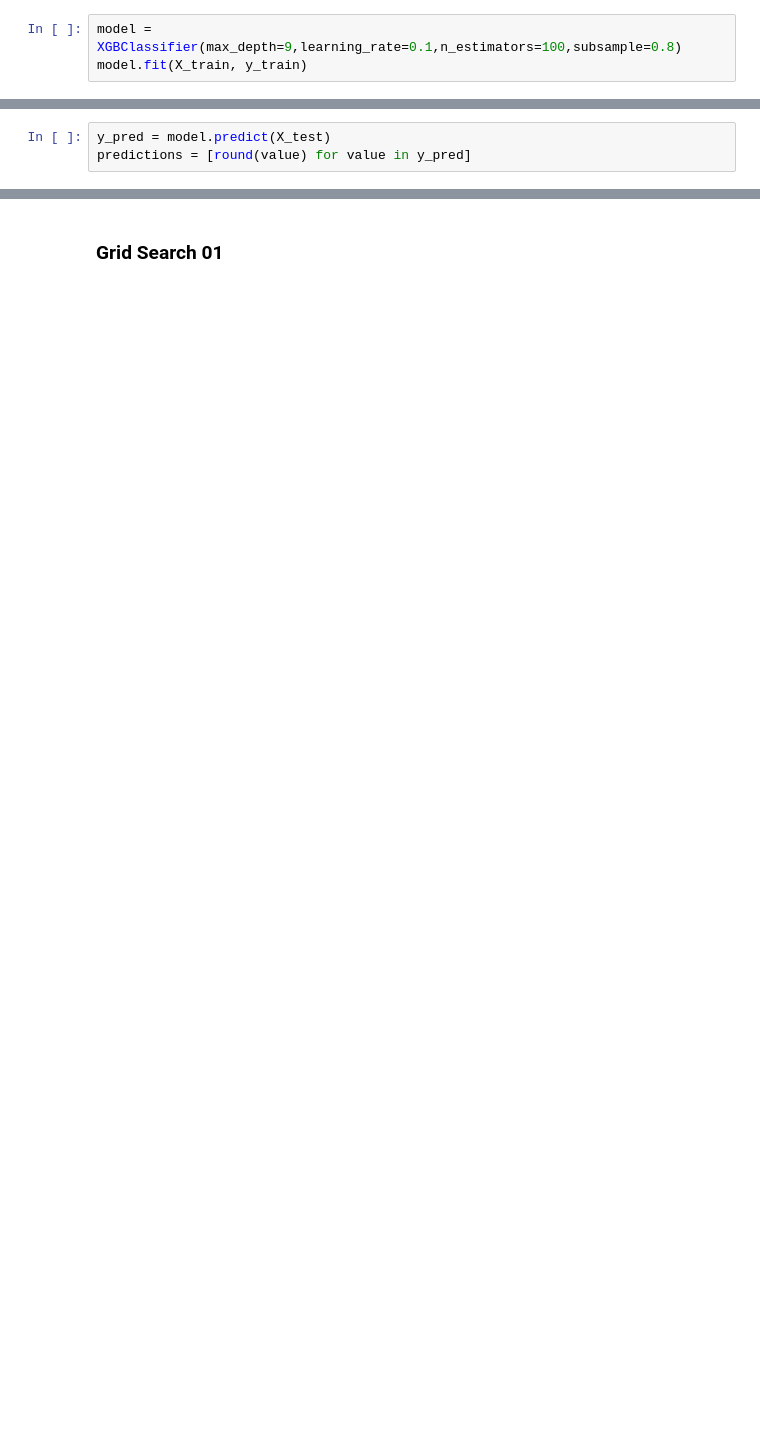
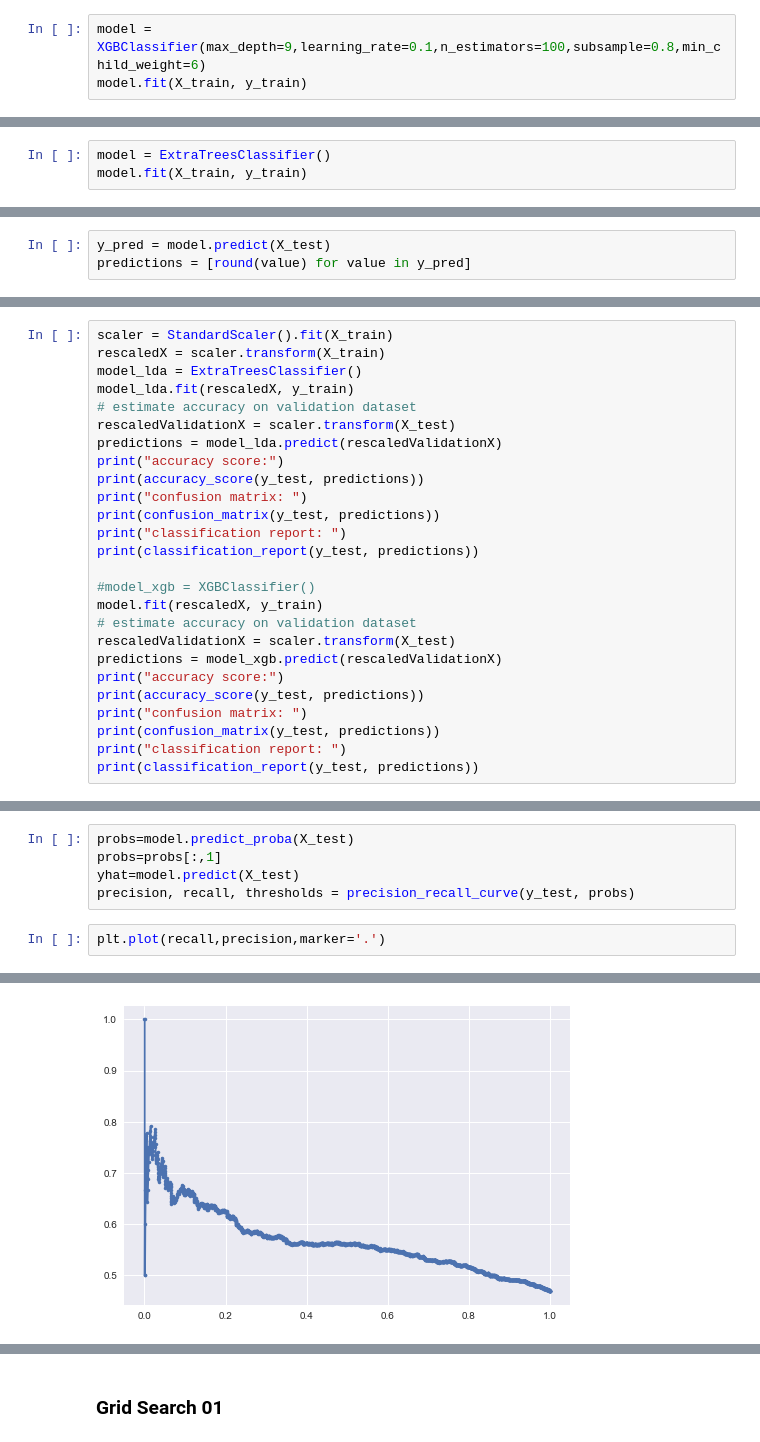
Before and after one commit to amitbhsingh/Project, a Jupyter notebook: 01_Project/binance.ipynb, the cells around one changed output, grey strips where cells are left out. Drawn from its saved outputs; the diff is of its cells as text; blank space fills up the shorter version.

```diff
--- a/01_Project/binance.ipynb
+++ b/01_Project/binance.ipynb
@@ -302,7 +330,7 @@ seed=7
 # %%
 X_train, X_test, y_train, y_test = train_test_split(X_tsfresh_cr, y, test_size=test_size, random_state=seed)
 # %%
-model = XGBClassifier(max_depth=9,learning_rate=0.1,n_estimators=100,subsample=0.8)
+model = XGBClassifier(max_depth=9,learning_rate=0.1,n_estimators=100,subsample=0.8,min_child_weight=6)
 model.fit(X_train, y_train)
 # %% [output]
 XGBClassifier(base_score=0.5, booster='gbtree', colsample_bylevel=1,
@@ -311,3 +339,6 @@ XGBClassifier(base_score=0.5, booster='gbtree', colsample_bylevel=1,
        n_jobs=1, nthread=None, objective='binary:logistic', random_state=0,
        reg_alpha=0, reg_lambda=1, scale_pos_weight=1, seed=None,
        silent=True, subsample=0.8)
+# %%
+model = ExtraTreesClassifier()
+model.fit(X_train, y_train)
@@ -321,0 +368,26 @@ Accuracy: 58.47%
+# %%
+scaler = StandardScaler().fit(X_train)
+rescaledX = scaler.transform(X_train)
+model_lda = ExtraTreesClassifier()
+model_lda.fit(rescaledX, y_train)
+# estimate accuracy on validation dataset
+rescaledValidationX = scaler.transform(X_test)
+predictions = model_lda.predict(rescaledValidationX)
+print("accuracy score:")
+print(accuracy_score(y_test, predictions))
+print("confusion matrix: ")
+print(confusion_matrix(y_test, predictions))
+print("classification report: ")
+print(classification_report(y_test, predictions))
+
+#model_xgb = XGBClassifier()
+model.fit(rescaledX, y_train)
+# estimate accuracy on validation dataset
+rescaledValidationX = scaler.transform(X_test)
+predictions = model_xgb.predict(rescaledValidationX)
+print("accuracy score:")
+print(accuracy_score(y_test, predictions))
+print("confusion matrix: ")
+print(confusion_matrix(y_test, predictions))
+print("classification report: ")
+print(classification_report(y_test, predictions))
@@ -321,0 +414,8 @@ Accuracy: 58.47%
+# %%
+probs=model.predict_proba(X_test)
+probs=probs[:,1]
+yhat=model.predict(X_test)
+precision, recall, thresholds = precision_recall_curve(y_test, probs)
+# %%
+plt.plot(recall,precision,marker='.')
+# %% [output]
@@ -321,0 +423 @@ Accuracy: 58.47%
+[figure, added]
```
Also changed, not shown: parts of 51 cells of this notebook, 1 other file.
